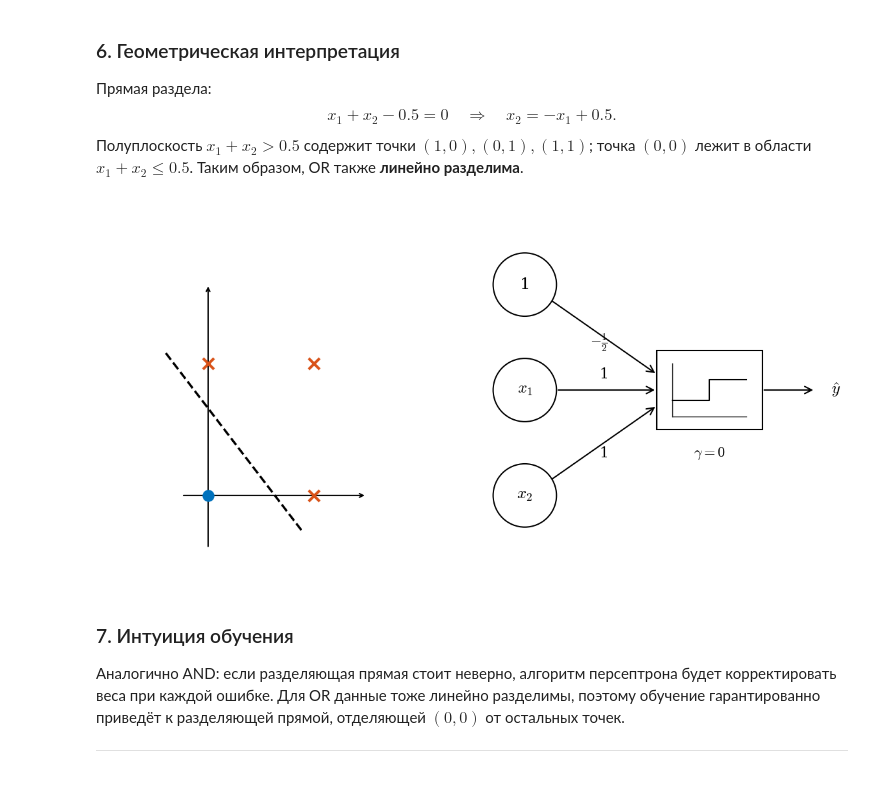
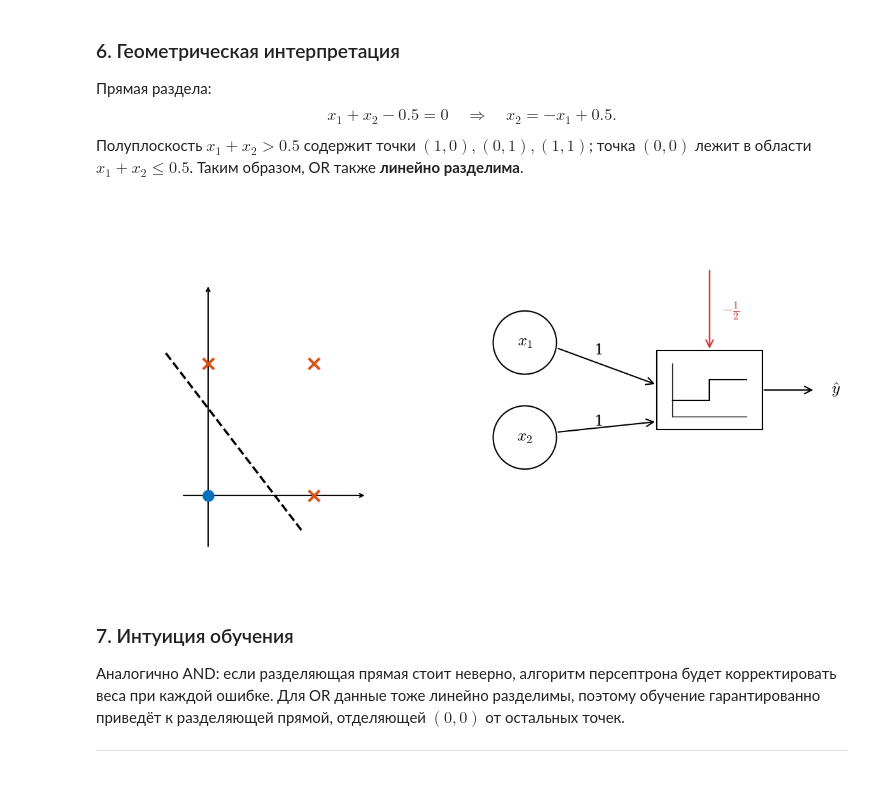
Before and after one commit to CodeHunterOfficial/ArabovMKDeep, a Jupyter notebook: DL-2026/Lecture_1/Lecture_1_Introduction_to_Neural_Networks.ipynb, the cells around one changed output. Saved outputs shown, nothing was run; the diff lists cells and outputs as text; code cells hidden in the pictures.

```diff
--- a/DL-2026/Lecture_1/Lecture_1_Introduction_to_Neural_Networks.ipynb
+++ b/DL-2026/Lecture_1/Lecture_1_Introduction_to_Neural_Networks.ipynb
@@ -2104,6 +2104,8 @@ fig, ax = plt.subplots(figsize=(12, 6))
 ax.set_xlim(0, 14)
 ax.set_ylim(0, 7)
 ax.axis('off')
+
+color_bias = '#D32F2F'
 
 # ==========================================
 # ЛЕВАЯ ЧАСТЬ: ГРАФИК С ТОЧКАМИ
@@ -2130,55 +2132,55 @@ ax.scatter(4.0, 4.0, color='#D95319', marker='x', s=150, linewidth=3, zorder=3)
 r = 0.6
 lw = 1.5
 arrow_props = dict(arrowstyle='->', lw=lw, color='black', mutation_scale=20)
 
-# 1. Круги (входы)
-ax.add_patch(patches.Circle((8, 5.5), r, fill=True, facecolor='white', edgecolor='black', linewidth=lw, zorder=2))
-ax.add_patch(patches.Circle((8, 3.5), r, fill=True, facecolor='white', edgecolor='black', linewidth=lw, zorder=2))
-ax.add_patch(patches.Circle((8, 1.5), r, fill=True, facecolor='white', edgecolor='black', linewidth=lw, zorder=2))
+# 1. Круги (только x1 и x2, симметрично относительно центра 3.5)
+ax.add_patch(patches.Circle((8, 4.4), r, fill=True, facecolor='white', edgecolor='black', linewidth=lw, zorder=2))
+ax.add_patch(patches.Circle((8, 2.6), r, fill=True, facecolor='white', edgecolor='black', linewidth=lw, zorder=2))
 
 # 2. Прямоугольник (нейрон)
 ax.add_patch(patches.Rectangle((10.5, 2.75), 2.0, 1.5, fill=True, facecolor='white', edgecolor='black', linewidth=lw, zorder=2))
 
 # 3. Текст внутри кругов (ТОЛЬКО $...$)
-ax.text(8, 5.5, '1', ha='center', va='center', fontsize=18, zorder=3)
-ax.text(8, 3.5, r'$x_1$', ha='center', va='center', fontsize=18, zorder=3)
-ax.text(8, 1.5, r'$x_2$', ha='center', va='center', fontsize=18, zorder=3)
+ax.text(8, 4.4, r'$x_1$', ha='center', va='center', fontsize=18, zorder=3)
+ax.text(8, 2.6, r'$x_2$', ha='center', va='center', fontsize=18, zorder=3)
 
 # 4. Функция активации (ступенька) внутри прямоугольника
 ax.plot([10.8, 12.2], [3.0, 3.0], 'k-', lw=1, zorder=3) # Ось X
 ax.plot([10.8, 10.8], [3.0, 4.0], 'k-', lw=1, zorder=3) # Ось Y
 ax.plot([10.8, 11.5, 11.5, 12.2], [3.3, 3.3, 3.7, 3.7], 'k-', lw=1.5, zorder=3) # Ступенька
 
-# 5. Подпись гамма (ТОЛЬКО $...$)
-ax.text(11.5, 2.3, r'$\gamma = 0$', ha='center', va='center', fontsize=16)
+# 6. Стрелки
+# От x1
+ax.annotate('', xy=(10.5, 3.6), xytext=(8.6, 4.3), arrowprops=arrow_props, zorder=1)
+# От x2
+ax.annotate('', xy=(10.5, 2.9), xytext=(8.6, 2.7), arrowprops=arrow_props, zorder=1)
 
-# 6. Стрелки
-# От 1
-ax.annotate('', xy=(10.5, 3.8), xytext=(8.5, 5.2), arrowprops=arrow_props, zorder=1)
-# От x1
-ax.annotate('', xy=(10.5, 3.5), xytext=(8.6, 3.5), arrowprops=arrow_props, zorder=1)
-# От x2
-ax.annotate('', xy=(10.5, 3.2), xytext=(8.5, 1.8), arrowprops=arrow_props, zorder=1)
 # Выходная стрелка
 ax.annotate('', xy=(13.5, 3.5), xytext=(12.5, 3.5), arrowprops=arrow_props, zorder=1)
 
+# Базис (вертикальная красная стрелка сверху)
+ax.annotate('', xy=(11.5, 4.25), xytext=(11.5, 5.8),
+            arrowprops=dict(arrowstyle='->', lw=lw, color=color_bias, mutation_scale=20), zorder=1)
+
 # 7. Подписи весов и выхода (ТОЛЬКО $...$)
-# Дробь -1/2
-ax.text(9.4, 4.4, r'$-\frac{1}{2}$', ha='center', va='center', fontsize=16)
-# Веса 1
-ax.text(9.5, 3.8, '1', ha='center', va='center', fontsize=16)
-ax.text(9.5, 2.3, '1', ha='center', va='center', fontsize=16)
+# Вес для x1
+ax.text(9.4, 4.25, '1', ha='center', va='center', fontsize=16)
+# Вес для x2
+ax.text(9.4, 2.9, '1', ha='center', va='center', fontsize=16)
+
+# Вес для базиса (Красный, справа от стрелки)
+ax.text(11.9, 5.0, r'$-\frac{1}{2}$', ha='center', va='center', fontsize=16, color=color_bias)
 
 # Выходная переменная (с крышечкой)
 ax.text(13.8, 3.5, r'$\hat{y}$', ha='left', va='center', fontsize=18)
 
 
 # Устанавливаем равные пропорции
 ax.set_aspect('equal')
 plt.tight_layout()
 plt.show()
 # %% [output]
-[figure, old version]
+[figure, new version]
 # %% [markdown]
 
 ### 7. Интуиция обучения
```
